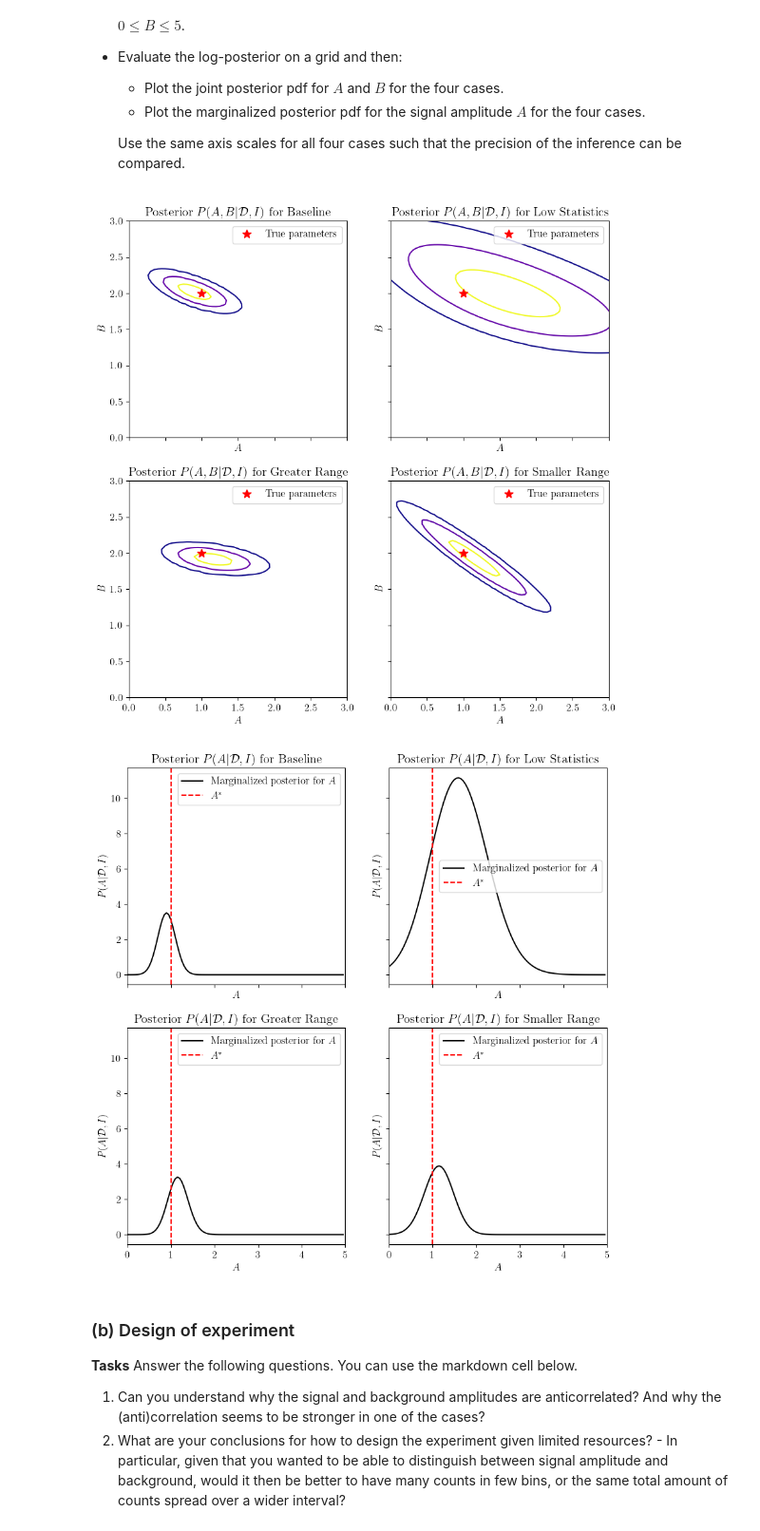
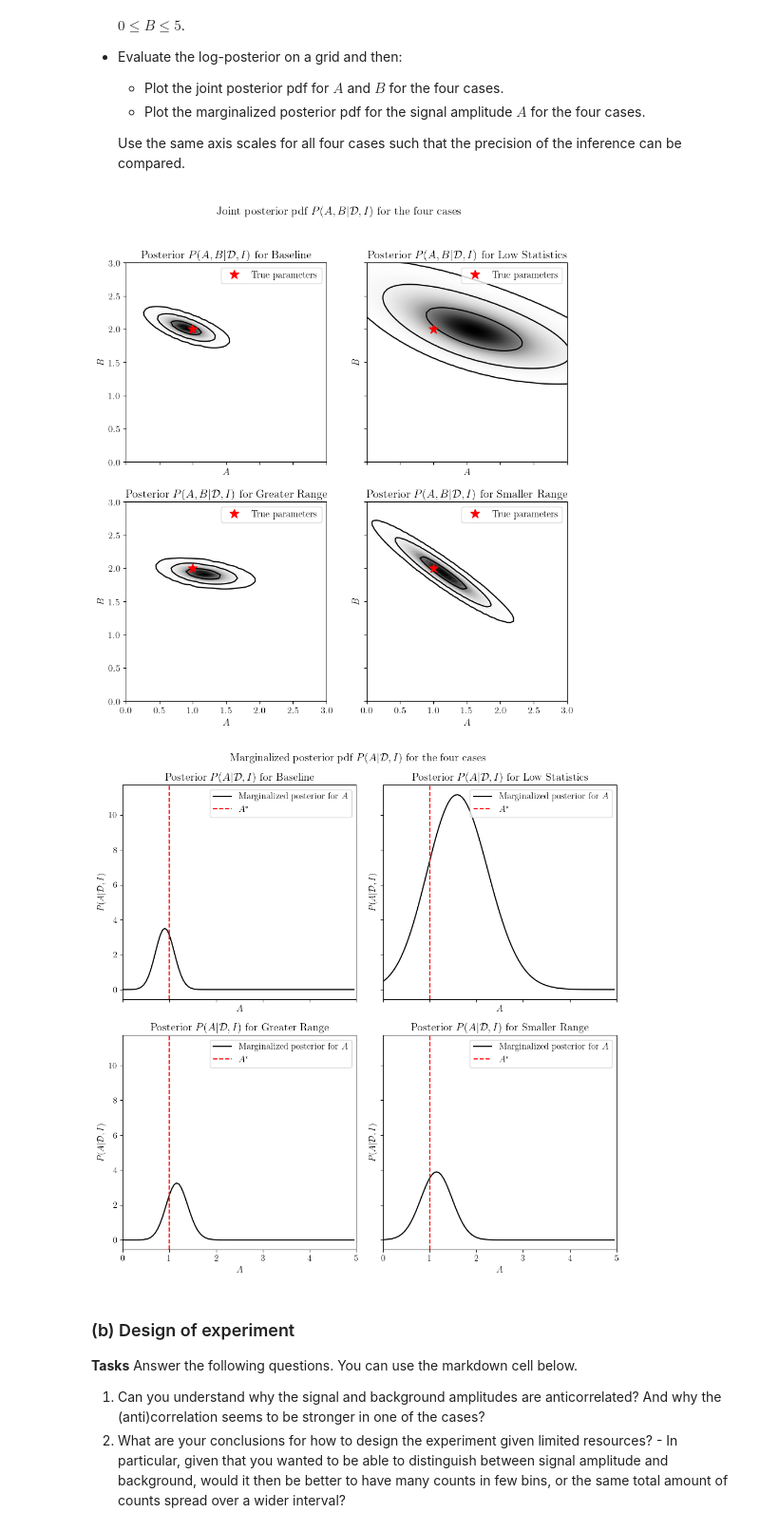
Before and after one commit to stommen/tif285, a Jupyter notebook: hand-ins/pub/ProblemSets/Set2/TIF285_ps2_extra_problems.ipynb, the cells around one changed output. Shown at 95% size. Saved outputs shown, nothing was run; the diff lists cells and outputs as text; code cells hidden in the pictures.

```diff
--- a/hand-ins/pub/ProblemSets/Set2/TIF285_ps2_extra_problems.ipynb
+++ b/hand-ins/pub/ProblemSets/Set2/TIF285_ps2_extra_problems.ipynb
@@ -177,8 +177,8 @@ The pickle file that is loaded in the cell below contains data from four differe
 #
 
 x = np.linspace(-10, 10, 100)
-y = exact_data(A_true, B_true, 1, x)
-plt.plot(x, y)
+y = exact_data(A_true, B_true, x_k=x, n_0=1)
+plt.plot(x, y, label='Real Signal')
 plt.xlabel('$x$')
 plt.ylabel('Signal + Background')
 plt.show()
@@ -206,11 +206,13 @@ fig, axs = plt.subplots(2, 2, figsize=(10, 10))
 cases = data.keys()
 for i, case in enumerate(cases):
     xk_pts, Dk_pts, Nk_pts, x_max, n_0 = data[case]
-    #axs.flatten()[i].plot(xk_pts, Dk_pts, label='Signal + Background')
-    axs.flatten()[i].plot(xk_pts, Nk_pts, label='Measured Data', alpha=0.5)
+    #axs.flatten()[i].plot(xk_pts, Nk_pts, label='Measured', color='blue')
+    axs.flatten()[i].plot(xk_pts, Dk_pts, label='$D_k$', color='black')
+    axs.flatten()[i].hist(xk_pts, bins=len(xk_pts), weights=Nk_pts, histtype='step', label='$N_k$', color='blue')
+    axs.flatten()[i].axhline(n_0, color='red', linestyle='--', label='$n_0$')
     axs.flatten()[i].set_xlabel('$x$')
     axs.flatten()[i].set_ylabel('Counts')
-    axs.flatten()[i].legend()
+    axs.flatten()[i].legend(loc='upper right')
     axs.flatten()[i].set_title(case)
 plt.show()
 # %% [output]
@@ -302,37 +304,43 @@ for i, case in enumerate(cases):
     levels = find_contour_levels(norm_log_posterior_vals)
 
     ### Plotting, labeling, titeling, legending and limiting
-    axs1.flatten()[i].contour(A, B, norm_log_posterior_vals, cmap='plasma', levels=levels)
+    contour_lines = axs1.flatten()[i].contourf(A, B, norm_log_posterior_vals, cmap='Greys', levels=500)
+    axs1.flatten()[i].contour(contour_lines, norm_log_posterior_vals, colors='k', levels=levels)
     axs1.flatten()[i].set_xlabel('$A$')
     axs1.flatten()[i].set_ylabel('$B$')
     axs1.flatten()[i].set_title(f'Posterior $P(A,B\\vert \\mathcal{{D}}, I)$ for {case}')
-    axs1.flatten()[i].plot(A_true, B_true, 'r*', label='True parameters', markersize=10)
+    axs1.flatten()[i].plot(A_true, B_true, 'r*', label='True parameters', markersize=12)
     axs1.flatten()[i].legend()
     axs1.flatten()[i].set_xlim(0, 3)
     axs1.flatten()[i].set_ylim(0, 3)
+
+fig1.suptitle('Joint posterior pdf $P(A,B\\vert \\mathcal{D}, I)$ for the four cases')
 
 fig2, axs2 = plt.subplots(2, 2, figsize=(10, 10), sharex=True, sharey=True)
 
 for i, case in enumerate(cases):
     xk_pts, Dk_pts, Nk_pts, x_max, n_0 = data[case]
     log_posterior_vals = np.array([[log_posterior(A_val, B_val, xk_pts, Nk_pts, n_0) for A_val, B_val in row] for row in grid])
     norm_log_posterior_vals = np.exp(log_posterior_vals - np.max(log_posterior_vals))
 
     ### Sum along B to get the marginalized posterior for A, axis 1 is columns = B
     marginalized_A = np.sum(norm_log_posterior_vals, axis=1)
 
     axs2.flatten()[i].plot(A[:, 0], marginalized_A, 'k', label='Marginalized posterior for $A$')
     axs2.flatten()[i].set_xlabel('$A$')
     axs2.flatten()[i].set_ylabel('$P(A\\vert \\mathcal{D}, I)$')
     axs2.flatten()[i].set_title(f'Posterior $P(A\\vert \\mathcal{{D}}, I)$ for {case}')
     axs2.flatten()[i].axvline(A_true, color='r', linestyle='--', label='$A^*$')
     axs2.flatten()[i].set_xlim(0, 5)
     axs2.flatten()[i].legend()
 
+fig2.suptitle('Marginalized posterior pdf $P(A\\vert \\mathcal{D}, I)$ for the four cases')
+
+plt.tight_layout()
 plt.show()
 # %% [output]
-[figure, old version]
+[figure, new version]
-[figure, old version]
+[figure, new version]
 # %% [markdown]
 ### (b) Design of experiment
 **Tasks**
```
Also changed, not shown: parts of 11 cells of this notebook, 1 other file.
